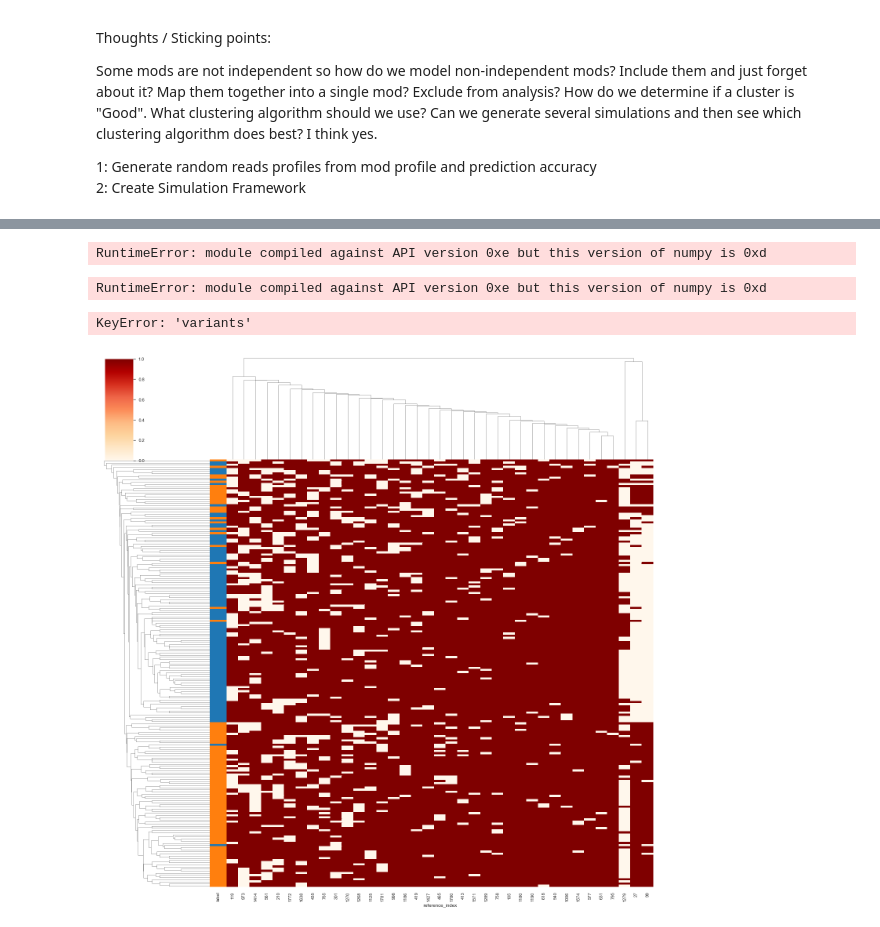
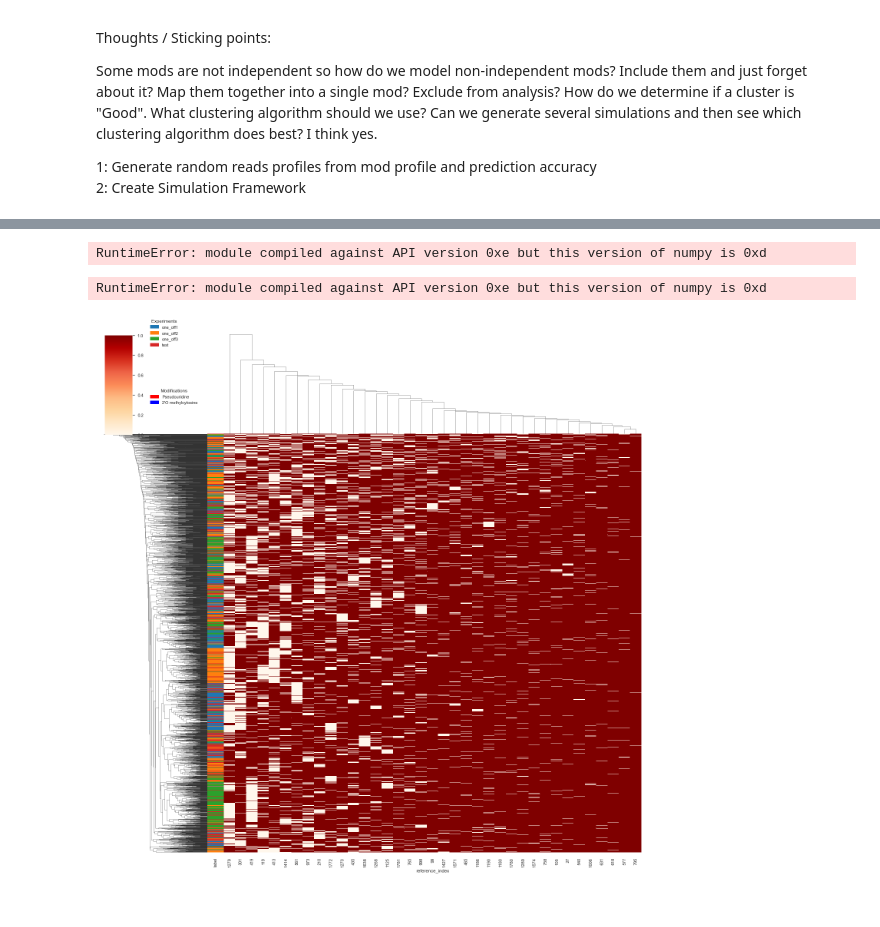
Before and after one commit to adbailey4/read_clustering, a Jupyter notebook: notebooks/simulation_detection_limit.ipynb, the cells around one changed output, grey strips where cells are left out. Drawn from its saved outputs; the diff is of its cells as text; code cells hidden in the pictures.

```diff
--- a/notebooks/simulation_detection_limit.ipynb
+++ b/notebooks/simulation_detection_limit.ipynb
@@ -121,6 +131,17 @@ mod_map2 = [1 if x > 1 else 0 for x in range(len(acc_df))]
 df1 = smp.generate_variant_calling_output(mod_map2, n=n)
 out_path2 = os.path.join(simulation_path, "test2.csv")
 df1.to_csv(out_path2, index=False)
+# %%
+n = 1000
+mod_map2 = [0 if x in [ 6] else 1 for x in range(len(smp.acc_df))]
+df1 = smp.generate_variant_calling_output(mod_map2, n=n)
+out_path3 = os.path.join(simulation_path, "test3.csv")
+df1.to_csv(out_path3, index=False)
+n = 1000
+mod_map2 = [0 if x in [ 7] else 1 for x in range(len(smp.acc_df))]
+df1 = smp.generate_variant_calling_output(mod_map2, n=n)
+out_path4 = os.path.join(simulation_path, "test4.csv")
+df1.to_csv(out_path4, index=False)
 # %%
 ivt_path = "/Users/andrewbailey/CLionProjects/read_clustering/data/inference/variant_calls/canonical_ivt_round30_alt_canonical_supervised_500_500.model.csv"
 cbf5_glu_psu_depletion_path = "/Users/andrewbailey/CLionProjects/read_clustering/data/inference/variant_calls/depletion_cbf5_glu_round30_alt_canonical_supervised_500_500.model.csv"
@@ -131,8 +152,11 @@ native_nop58_gal_path = "/Users/andrewbailey/CLionProjects/read_clustering/data/
 file_paths = [out_path2]
 labels = ["one_off"]
 
-file_paths = [out_path, out_path2]
-labels = ["test", "one_off"]
+file_paths = [out_path, out_path2, out_path3, out_path4]
+labels = ["test", "one_off1", "one_off2", "one_off3"]
+# file_paths = [out_path2, out_path3, out_path4]
+# labels = ["one_off1", "one_off2", "one_off3"]
+
 # file_paths = [ivt_path, cbf5_glu_psu_depletion_path, nop58_glu_2o_depletion_path, native_cbf5_gal_path, native_nop58_gal_path]
 # labels = ["ivt", "cbf5_glu_psu_depletion", "nop58_glu_2o_depletion", "native_cbf5_gal", "native_nop58_gal"]
 # %%
@@ -147,9 +169,18 @@ vc.plot_UMAP_by_label(contig, vc.get_contig_positions(contig), n_components=n_co
 # %%
 n=-1
 figure_path = None
-vc.plot_heatmap_dendrogram(contig, vc.get_contig_positions(contig), n=n, figure_path=figure_path)
+method = 'average'
+# method = "centroid"
+# method = "complete"
+# method = "weighted"
+# metric = "braycurtis"
+metric = "cityblock"
+# metric = 'euclidean'
+
+vc.plot_heatmap_dendrogram(contig, vc.get_contig_positions(contig), n=n, figure_path=figure_path,
+                          metric=metric,
+                          method=method)
 # %% [output]
 RuntimeError: module compiled against API version 0xe but this version of numpy is 0xd
 RuntimeError: module compiled against API version 0xe but this version of numpy is 0xd
-KeyError: 'variants'
-[figure, old version]
+[figure, new version]
```
Also changed, not shown: parts of 40 cells of this notebook, 4 other files.
